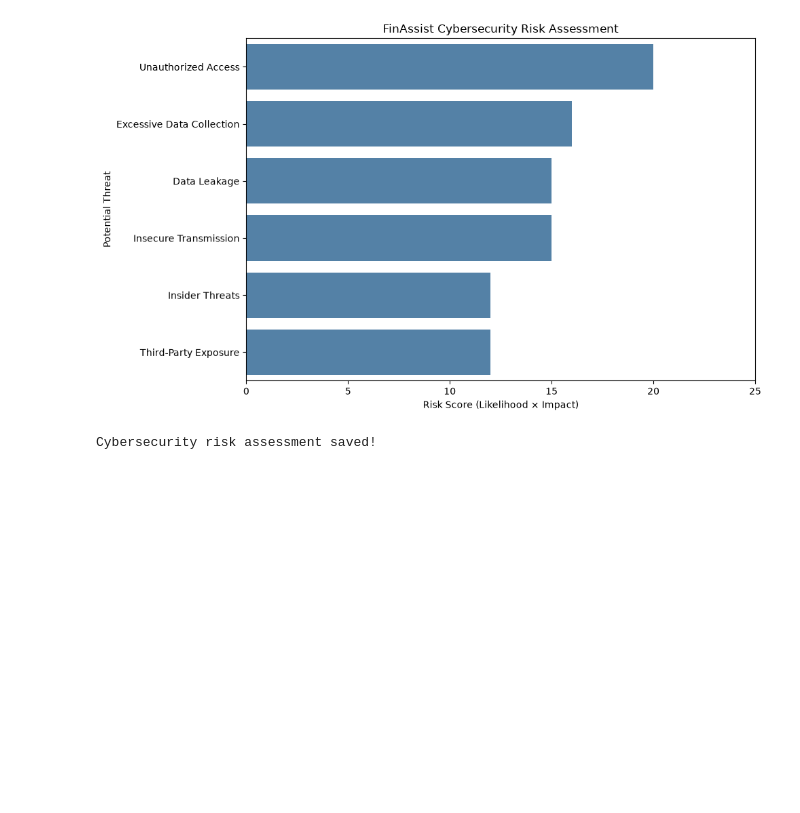
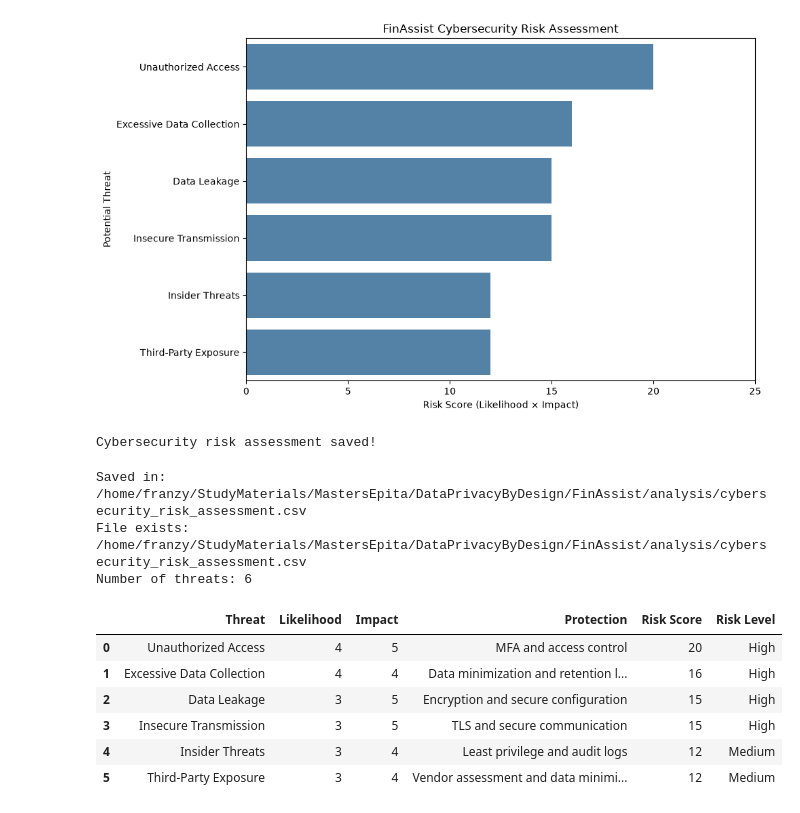
Before and after one commit to shaunak2110/FinAssist, a Jupyter notebook: analysis/01_exploratory_data_analysis.ipynb, the cells around one changed output. Saved outputs shown, nothing was run; the diff lists cells and outputs as text; code cells hidden in the pictures; blank space fills up the shorter version.

```diff
--- a/analysis/01_exploratory_data_analysis.ipynb
+++ b/analysis/01_exploratory_data_analysis.ipynb
@@ -574,3 +574,33 @@ threat_df.to_csv(
 print("Cybersecurity risk assessment saved!")
 # %% [output]
 Cybersecurity risk assessment saved!
+# %%
+# Verify exported cybersecurity risk assessment
+
+from pathlib import Path
+import pandas as pd
+
+print("Saved in:", Path("cybersecurity_risk_assessment.csv").resolve())
+
+risk_file = Path("cybersecurity_risk_assessment.csv")
+
+if risk_file.exists():
+    exported_df = pd.read_csv(risk_file)
+
+    print("File exists:", risk_file.resolve())
+    print("Number of threats:", len(exported_df))
+
+    display(exported_df)
+else:
+    print("Export file not found!")
+# %% [output]
+Saved in: /home/franzy/StudyMaterials/MastersEpita/DataPrivacyByDesign/FinAssist/analysis/cybersecurity_risk_assessment.csv
+File exists: /home/franzy/StudyMaterials/MastersEpita/DataPrivacyByDesign/FinAssist/analysis/cybersecurity_risk_assessment.csv
+Number of threats: 6
+|  | Threat | Likelihood | Impact | Protection | Risk Score | Risk Level |
+| 0 | Unauthorized Access | 4 | 5 | MFA and access control | 20 | High |
+| 1 | Excessive Data Collection | 4 | 4 | Data minimization and retention l... | 16 | High |
+| 2 | Data Leakage | 3 | 5 | Encryption and secure configuration | 15 | High |
+| 3 | Insecure Transmission | 3 | 5 | TLS and secure communication | 15 | High |
+| 4 | Insider Threats | 3 | 4 | Least privilege and audit logs | 12 | Medium |
+| 5 | Third-Party Exposure | 3 | 4 | Vendor assessment and data minimi... | 12 | Medium |
```
Also changed, not shown: parts of 3 cells of this notebook, 1 other file.
